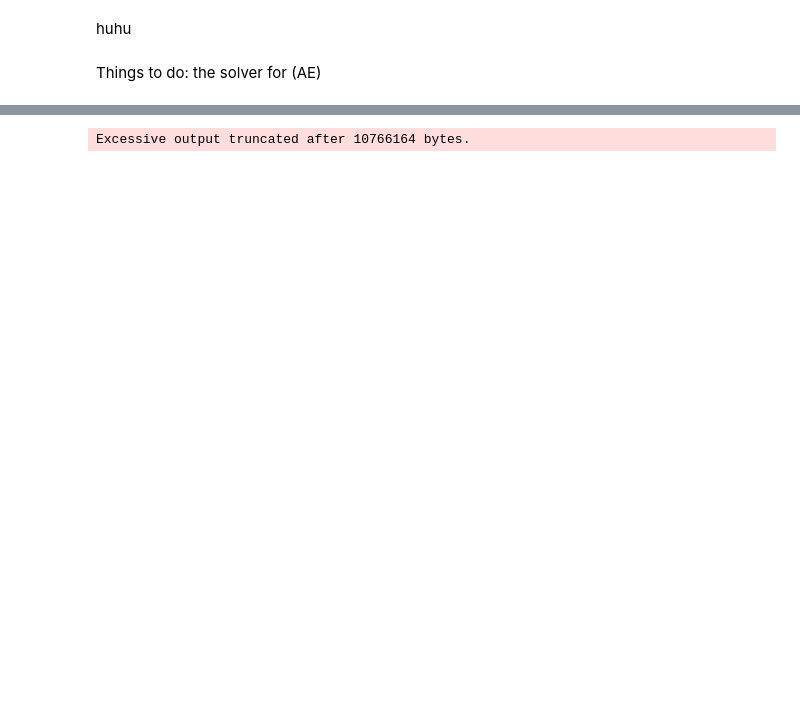
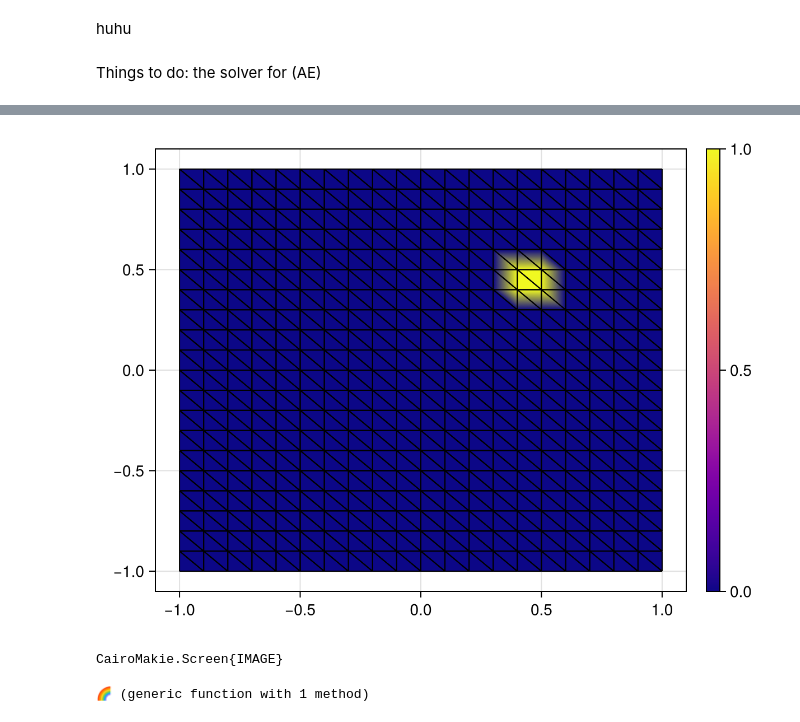
Before and after one commit to HenningHegstad/Experts-in-Teams-Henning, a Jupyter notebook: ExpertTeams.ipynb, the cells around one changed output, grey strips where cells are left out. Drawn from its saved outputs; the diff is of its cells as text; code cells hidden in the pictures; blank space fills up the shorter version.

```diff
--- a/ExpertTeams.ipynb
+++ b/ExpertTeams.ipynb
@@ -460,2 +481,39 @@ Armijo rule failed
 (Vector{Tuple{Float64, SingleFieldFEFunction{GenericCellField{ReferenceDomain}}}}[[(0.0, SingleFieldFEFunction()), (0.05, SingleFieldFEFunction()), (0.1, SingleFieldFEFunction()), (0.15000000000000002 ...
+# %%
+χ(x,a,b) = all(a .≤ x .≤ b) ? 1.0 : 0.0
+
+χ([1,1],[0,0],[1,2])
+Indikator(x)=χ(x,VectorValue([0.4,0.4]),VectorValue([0.6,0.6]))
+Indikator(VectorValue([0.0,0.5]))
+Ind=interpolate_everywhere(Indikator, Uspace(t0))
+draw(Ind)
+# %% [output]
+[figure, added]
+CairoMakie.Screen{IMAGE}
+# %%
+using Gridap
+using GridapMakie
+#using Makie
+
+function 🌈(u;plotlabel="Temperature")
+	fig = Figure(size=(800, 800))
+	ax = Axis(fig[1,1], title="Time = 0.0")
+	t0, u0 = u[1]
+	plt = plot!(ax, Ω, u0, colormap=:viridis)
+	Colorbar(fig[1,2], plt, label=plotlabel)
+	print(u)
+	min_T = min(min(collect(get_free_dof_values(uh))...) for (_, uh) in u)
+	max_T = max(max(get_free_dof_values(uh)...) for (_, uh) in u)
+	record(fig, "temperature_animation.mp4", 1:length(u)) do i
+		t, uh = u[i]
+		plt.input_args[1][] = uh  # Aktualisiere die Lösungsdaten
+		ax.title = "Time = $(round(t, digits=2))"
+		plt.colorrange = (min_T, max_T)
+	end
+end
+
+#🌈(ps[1])
+# min(get_free_dof_values(ps[1][1][2])...)
+# %% [output]
+🌈 (generic function with 1 method)
 # %%
@@ -496,7 +558,0 @@ drawall(ys,qs,ps)
-# %%
-ysave=ys
-qsave=qs
-psave=ps
-costsave=costs
-# %% [output]
-Excessive output truncated after 10766164 bytes.
```
Also changed, not shown: parts of 6 cells of this notebook, 52 other files.
